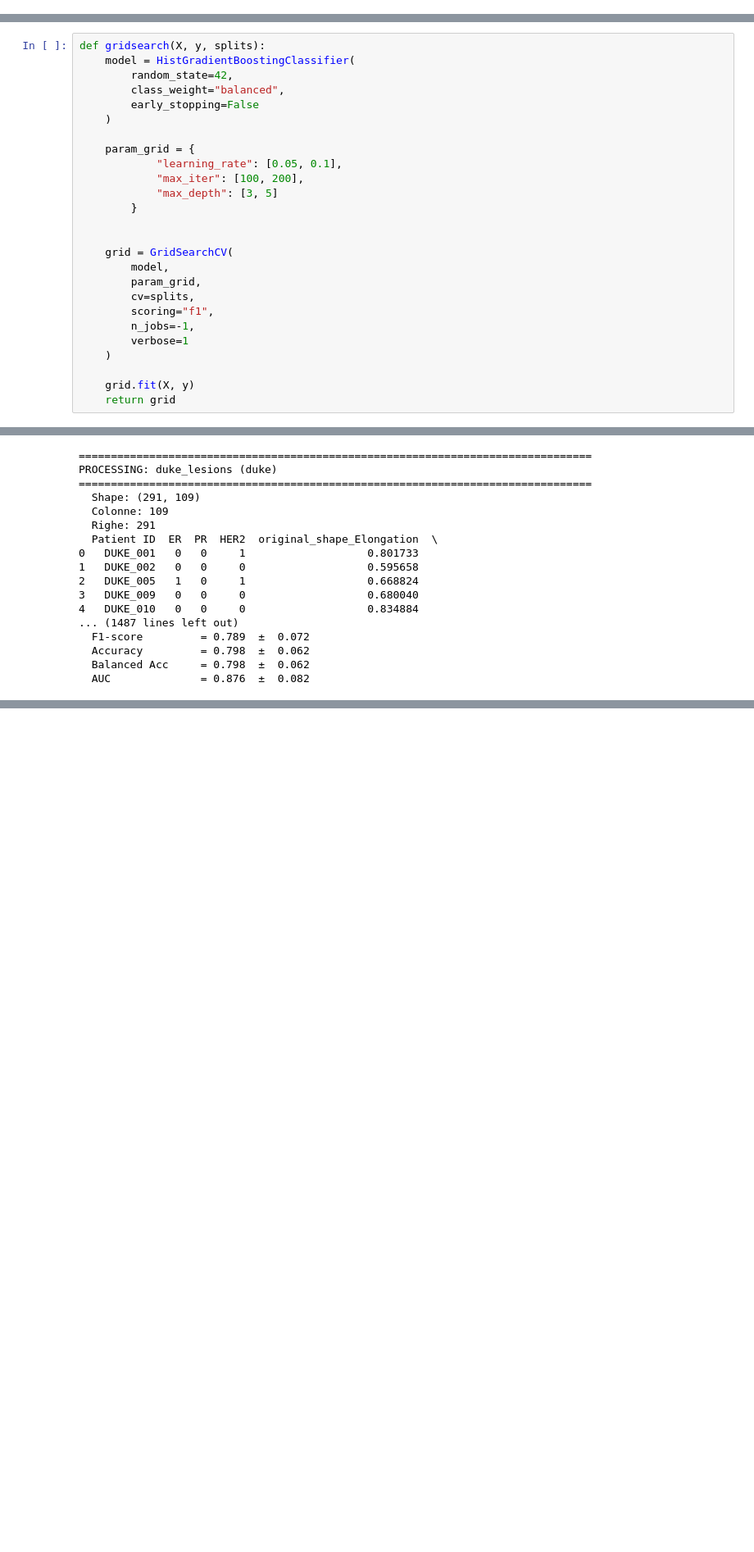
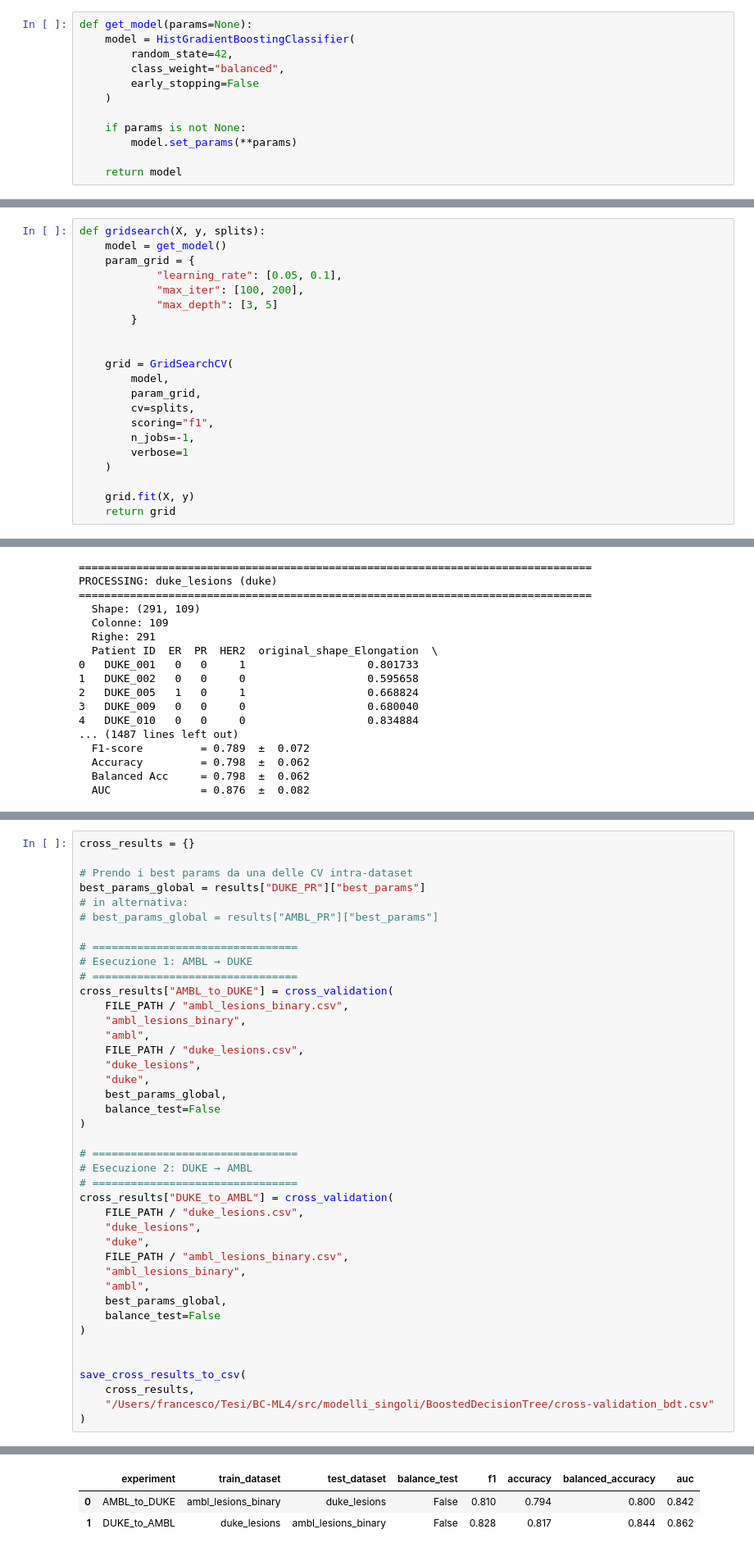
Before and after one commit to FrancescoDalCanto/BC-ML4, a Jupyter notebook: src/modelli_singoli/BoostedDecisionTree/BoostedDecisionTree_ER.ipynb, the cells around one changed output, grey strips where cells are left out. Shown at 82% size. Drawn from its saved outputs; the diff is of its cells as text; blank space fills up the shorter version.

Commit message:
cross-validation implementata a tutti i modelli solo per ER, riporatati nei csv

```diff
--- a/src/modelli_singoli/BoostedDecisionTree/BoostedDecisionTree_ER.ipynb
+++ b/src/modelli_singoli/BoostedDecisionTree/BoostedDecisionTree_ER.ipynb
@@ -237,13 +239,20 @@ def balance_test_sets(cv_splits, y):
+# %%
+def get_model(params=None):
+    model = HistGradientBoostingClassifier(
+        random_state=42,
+        class_weight="balanced",
+        early_stopping=False
+    )
+
+    if params is not None:
+        model.set_params(**params)
+
+    return model
 # %% [markdown]
 # Grid Search
 # %%
 def gridsearch(X, y, splits):
-    model = HistGradientBoostingClassifier(
-        random_state=42,
-        class_weight="balanced",
-        early_stopping=False
-    )
-
+    model = get_model()
     param_grid = {
             "learning_rate": [0.05, 0.1],
             "max_iter": [100, 200],
@@ -514,0 +646,42 @@ PROCESSING: duke_lesions (duke)
+# %%
+cross_results = {}
+
+# Prendo i best params da una delle CV intra-dataset
+best_params_global = results["DUKE_PR"]["best_params"]
+# in alternativa:
+# best_params_global = results["AMBL_PR"]["best_params"]
+
+# ================================
+# Esecuzione 1: AMBL → DUKE
+# ================================
+cross_results["AMBL_to_DUKE"] = cross_validation(
+    FILE_PATH / "ambl_lesions_binary.csv",
+    "ambl_lesions_binary",
+    "ambl",
+    FILE_PATH / "duke_lesions.csv",
+    "duke_lesions",
+    "duke",
+    best_params_global,
+    balance_test=False
+)
+
+# ================================
+# Esecuzione 2: DUKE → AMBL
+# ================================
+cross_results["DUKE_to_AMBL"] = cross_validation(
+    FILE_PATH / "duke_lesions.csv",
+    "duke_lesions",
+    "duke",
+    FILE_PATH / "ambl_lesions_binary.csv",
+    "ambl_lesions_binary",
+    "ambl",
+    best_params_global,
+    balance_test=False
+)
+
+
+save_cross_results_to_csv(
+    cross_results,
+    "/Users/francesco/Tesi/BC-ML4/src/modelli_singoli/BoostedDecisionTree/cross-validation_bdt.csv"
+)
+# %% [output]
@@ -514,0 +705,3 @@ PROCESSING: duke_lesions (duke)
+|  | experiment | train_dataset | test_dataset | balance_test | f1 | accuracy | balanced_accuracy | auc |
+| 0 | AMBL_to_DUKE | ambl_lesions_binary | duke_lesions | False | 0.810 | 0.794 | 0.800 | 0.842 |
+| 1 | DUKE_to_AMBL | duke_lesions | ambl_lesions_binary | False | 0.828 | 0.817 | 0.844 | 0.862 |
```
Also changed, not shown: parts of 6 cells of this notebook, 10 other files.
